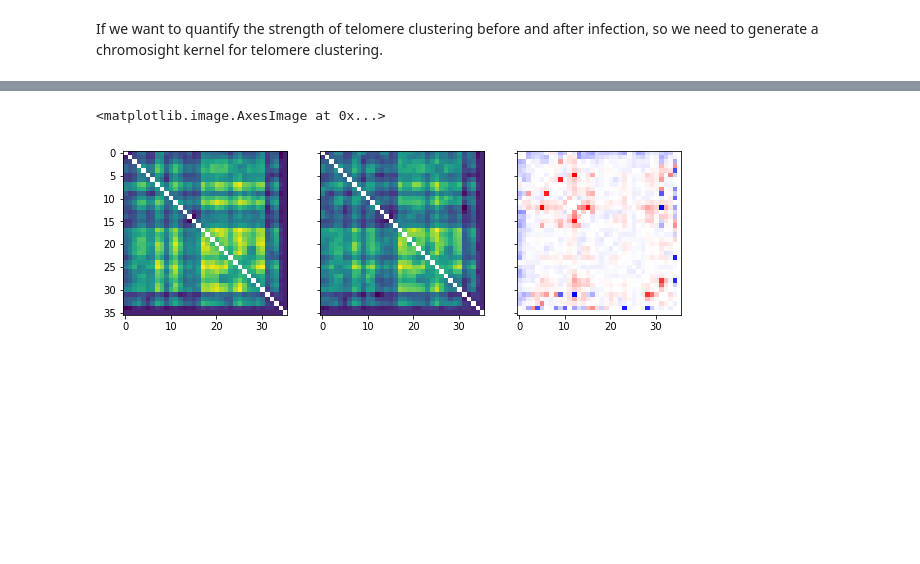
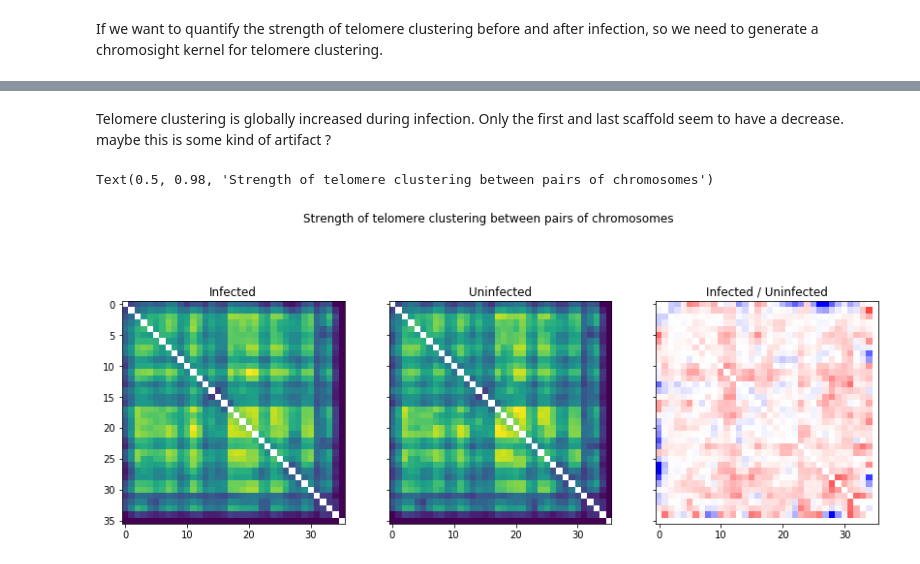
Before and after one commit to cmdoret/Acastellanii_legionella_infection, a Jupyter notebook: docs/notebooks/interchromosomal_contacts.ipynb, the cells around one changed output, grey strips where cells are left out. Drawn from its saved outputs; the diff is of its cells as text; code cells hidden in the pictures; blank space fills up the shorter version.

Commit message:
update jupyter notebook for interchromosomal contacts analysis

```diff
--- a/docs/notebooks/interchromosomal_contacts.ipynb
+++ b/docs/notebooks/interchromosomal_contacts.ipynb
@@ -128,10 +267,0 @@ for i, (chrom, prof) in enumerate(profiles.items()):
-# %%
-sim_mat = np.zeros((len(profiles), len(profiles)))
-for i1, c1 in enumerate(clu.chroms()[:].name):
-    for i2, c2 in enumerate(clu.chroms()[:].name):
-        if c1 == c2:
-            sim_mat[i1, i2] = 1
-            continue
-        s1, e1 = clu.extent(c1)
-        s2, e2 = clu.extent(c2)
-        sim_mat[i1, i2] = matu[s1:e1, s2:e2].mean()
@@ -261,3 +313,19 @@ plt.imshow(pileup)
+# %%
+import hicstuff.hicstuff as hcs
+import scipy.sparse as sp
+def remove_intra(mat, clr):
+    for chrom in clr.chroms()[:].name:
+        s, e = clr.extent(chrom)
+        mat[s:e, s:e] = 0
+    return mat
+
+interu = remove_intra(matu.copy(), clu)
+interi = remove_intra(mati.copy(), clu)
+target = min(interi.sum(), interu.sum())
+interu = hcs.subsample_contacts(sp.coo_matrix(interu), target).toarray()
+interi = hcs.subsample_contacts(sp.coo_matrix(interi), target).toarray()
 # %%
-convu, _ = cud.normxcorr2(matu, pileup)
-convi, _ = cud.normxcorr2(mati, pileup)
+convu, _ = cud.normxcorr2(interu, pileup)
+convu[convu<0.1] = 0
+convi, _ = cud.normxcorr2(interi, pileup)
+convi[convi<0.1] = 0
@@ -296,18 +371,24 @@ def get_inter_conv_dist_mat(clr, conv):
                         inter_conv[idx1, idx2, comb] = np.nan
                         comb += 1
                         continue
-                    inter_conv[idx1, idx2, comb] = conv[i, j]
+                    inter_conv[idx1, idx2, comb] = conv[i-1:i+2, j-1:j+2].mean()
                     comb += 1
     return inter_conv
 # %%
 inter_convu = get_inter_conv_dist_mat(clu, convu)
 inter_convi = get_inter_conv_dist_mat(cli, convi)
+# %% [markdown]
+Telomere clustering is globally increased during infection. Only the first and last scaffold seem to have a decrease. maybe this is some kind of artifact ?
 # %%
 %matplotlib inline
-fig, ax = plt.subplots(1, 3, sharex=True, sharey=True, figsize=(10, 6))
+fig, ax = plt.subplots(1, 3, sharex=True, sharey=True, figsize=(14, 6))
 ax[0].imshow(np.apply_along_axis(np.nanmean, 2, inter_convi))
+ax[0].set_title('Infected')
 ax[1].imshow(np.apply_along_axis(np.nanmean, 2, inter_convu))
-ax[2].imshow(np.log2(np.apply_along_axis(np.nanmean, 2, inter_convi)/np.apply_along_axis(np.nanmean, 2, inter_convu)), cmap='bwr')
+ax[1].set_title('Uninfected')
+ax[2].imshow(np.log2(np.apply_along_axis(np.nanmean, 2, inter_convi)/np.apply_along_axis(np.nanmean, 2, inter_convu)), vmin=-1, vmax=1, cmap='bwr')
+ax[2].set_title('Infected / Uninfected')
+plt.suptitle("Strength of telomere clustering between pairs of chromosomes")
 # %% [output]
-<matplotlib.image.AxesImage at 0x...>
+Text(0.5, 0.98, 'Strength of telomere clustering between pairs of chromosomes')
-[figure, old version]
+[figure, new version]
```
Also changed, not shown: parts of 41 cells of this notebook.
